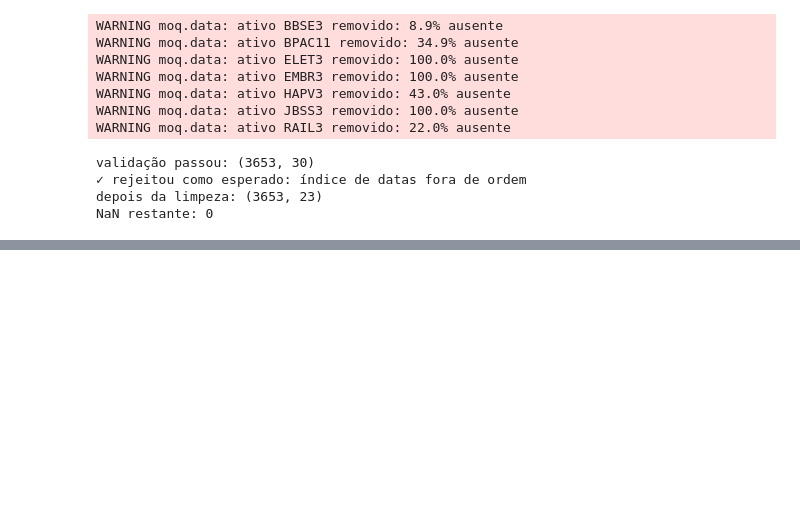
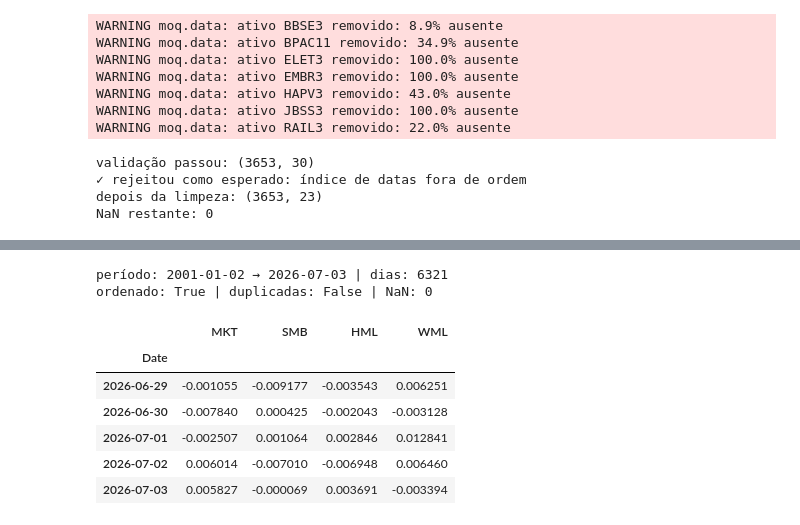
Before and after one commit to maludepaulasilva/mini-open-quant, a Jupyter notebook: notebooks/03_dados.ipynb, the cells around one changed output, grey strips where cells are left out. Drawn from its saved outputs; the diff is of its cells as text; code cells hidden in the pictures; blank space fills up the shorter version.

```diff
--- a/notebooks/03_dados.ipynb
+++ b/notebooks/03_dados.ipynb
@@ -199,0 +220,24 @@ else:
+# %%
+# o NEFIN mudou o formato: antes era um .xls por fator com colunas year/month/day,
+# agora é um CSV único com coluna Date e todos os fatores juntos
+def ler_fatores(caminho):
+    df = pd.read_csv(caminho, index_col=0)  # 1ª coluna é só um contador
+    df.index = pd.to_datetime(df["Date"])
+    df.index.name = "Date"
+    return df[["Rm_minus_Rf", "SMB", "HML", "WML"]].rename(columns={"Rm_minus_Rf": "MKT"})
+
+fatores = ler_fatores(RAW / "nefin" / "nefin_factors.csv")
+print("período:", fatores.index.min().date(), "→", fatores.index.max().date(), "| dias:", len(fatores))
+print("ordenado:", fatores.index.is_monotonic_increasing, "| duplicadas:", fatores.index.has_duplicates,
+      "| NaN:", int(fatores.isna().sum().sum()))
+fatores.tail()
+# %% [output]
+período: 2001-01-02 → 2026-07-03 | dias: 6321
+ordenado: True | duplicadas: False | NaN: 0
+|  | MKT | SMB | HML | WML |
+| Date |  |  |  |  |
+| 2026-06-29 | -0.001055 | -0.009177 | -0.003543 | 0.006251 |
+| 2026-06-30 | -0.007840 | 0.000425 | -0.002043 | -0.003128 |
+| 2026-07-01 | -0.002507 | 0.001064 | 0.002846 | 0.012841 |
+| 2026-07-02 | 0.006014 | -0.007010 | -0.006948 | 0.006460 |
+| 2026-07-03 | 0.005827 | -0.000069 | 0.003691 | -0.003394 |
```
Also changed, not shown: parts of 10 cells of this notebook, 3 other files.
